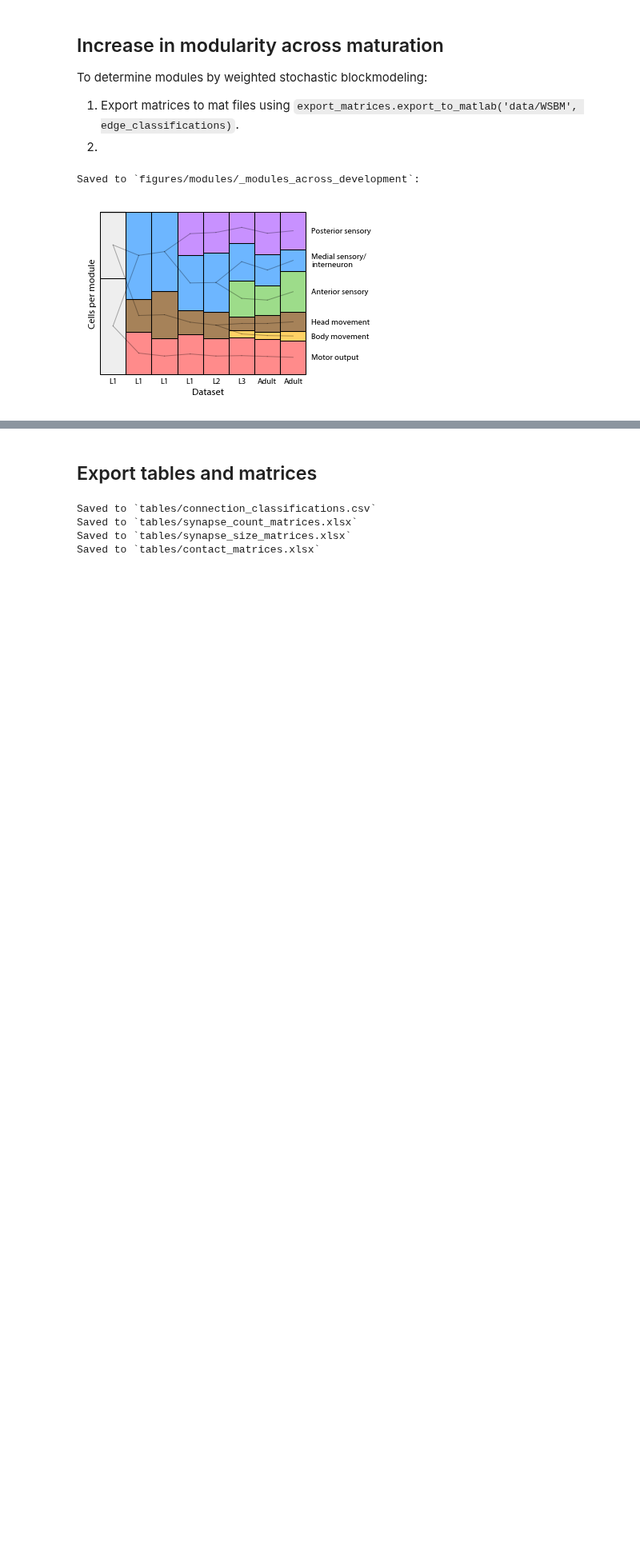
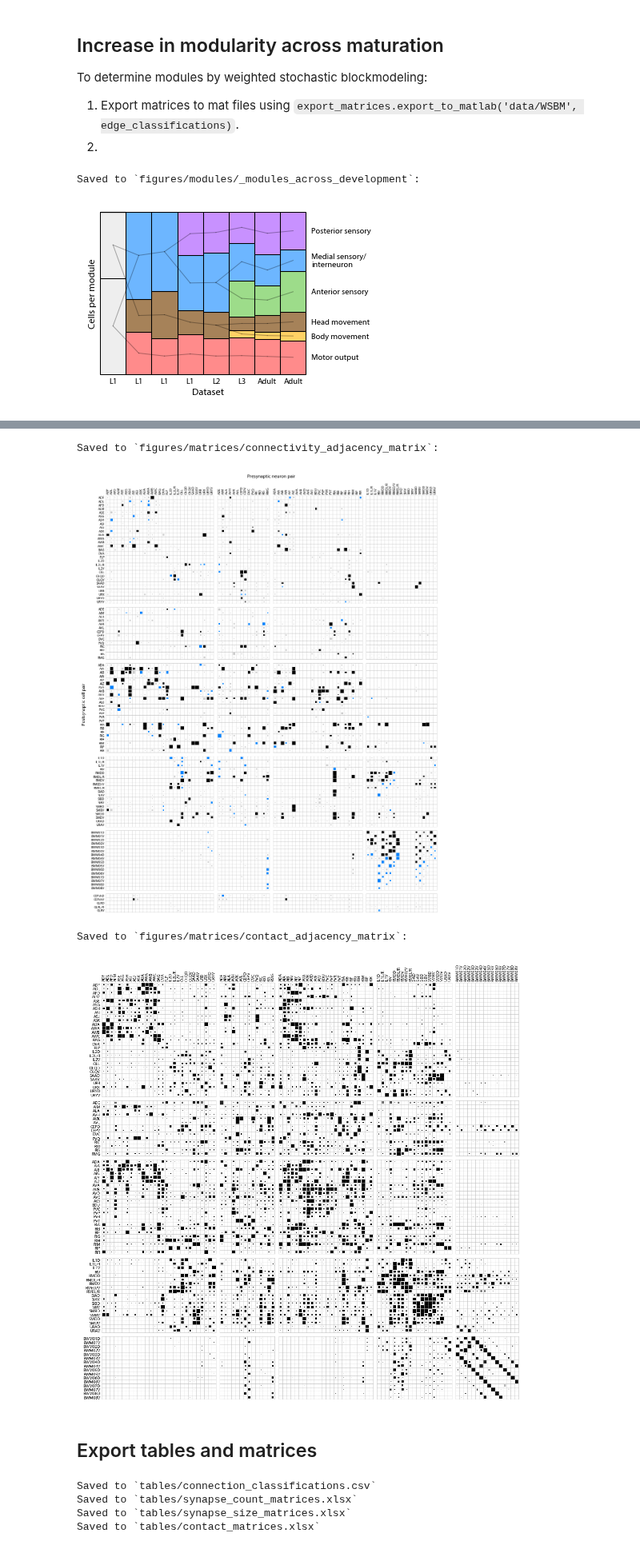
Before and after one commit to dwitvliet/nature2021, a Jupyter notebook: generate_figures.ipynb, the cells around one changed output, grey strips where cells are left out. Shown at 80% size. Saved outputs shown, nothing was run; the diff lists cells and outputs as text; code cells hidden in the pictures; blank space fills up the shorter version.

Commit message:
Added adjacency matrices

```diff
--- a/generate_figures.ipynb
+++ b/generate_figures.ipynb
@@ -193,3 +196,13 @@ Saved to `figures/modules/_modules_across_development`:
+# %%
+fig = matrices.Figure('figures/matrices')
+
+fig.adjacency_matrix('connectivity', edge_pair_classifications, contact=False)
+fig.adjacency_matrix('contact', edge_pair_classifications, contact=True)
+# %% [output]
+Saved to `figures/matrices/connectivity_adjacency_matrix`:
+[figure, added]
+Saved to `figures/matrices/contact_adjacency_matrix`:
+[figure, added]
 # %% [markdown]
 ## Export tables and matrices
 # %%
```
Also changed, not shown: parts of 2 cells of this notebook, 5 other files.
